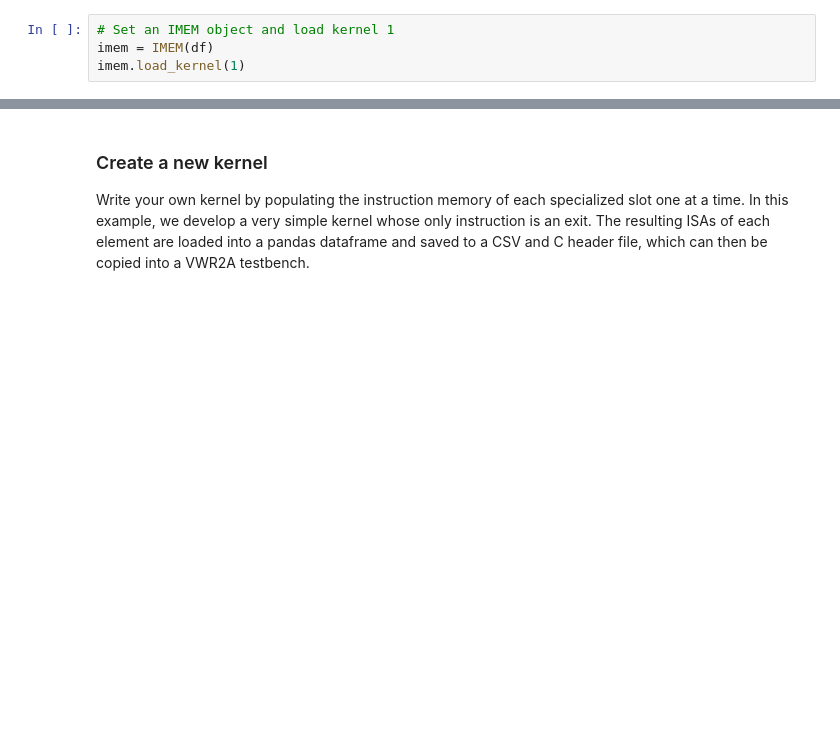
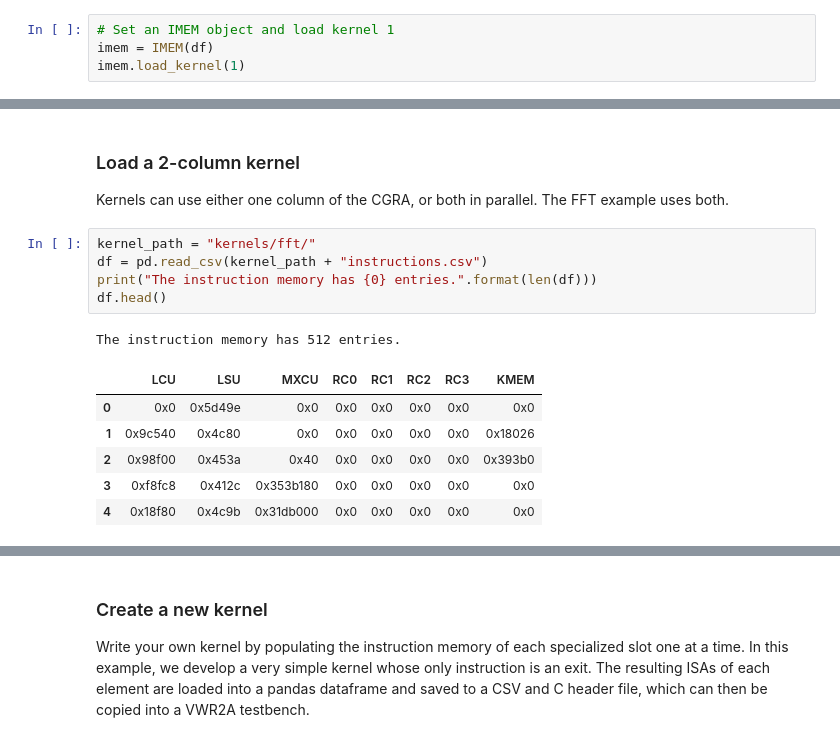
Before and after one commit to yuxwang99/ESL-VWR2A-simulator, a Jupyter notebook: develop-new-kernel-vwr2a.ipynb, the cells around one changed output, grey strips where cells are left out. Saved outputs shown, nothing was run; the diff lists cells and outputs as text; blank space fills up the shorter version.

Commit message:
adding support for 2-column kernels and FFT example in notebook

```diff
--- a/develop-new-kernel-vwr2a.ipynb
+++ b/develop-new-kernel-vwr2a.ipynb
@@ -241,3 +245,19 @@ Not writing to VWRs
 Reading from SRF index 0
 Performing ALU operation NOP between operands R0 and R0
 No MXCU registers are being written
+# %% [markdown]
+### Load a 2-column kernel
+Kernels can use either one column of the CGRA, or both in parallel. The FFT example uses both.
+# %%
+kernel_path = "kernels/fft/"
+df = pd.read_csv(kernel_path + "instructions.csv")
+print("The instruction memory has {0} entries.".format(len(df)))
+df.head()
+# %% [output]
+The instruction memory has 512 entries.
+|  | LCU | LSU | MXCU | RC0 | RC1 | RC2 | RC3 | KMEM |
+| 0 | 0x0 | 0x5d49e | 0x0 | 0x0 | 0x0 | 0x0 | 0x0 | 0x0 |
+| 1 | 0x9c540 | 0x4c80 | 0x0 | 0x0 | 0x0 | 0x0 | 0x0 | 0x18026 |
+| 2 | 0x98f00 | 0x453a | 0x40 | 0x0 | 0x0 | 0x0 | 0x0 | 0x393b0 |
+| 3 | 0xf8fc8 | 0x412c | 0x353b180 | 0x0 | 0x0 | 0x0 | 0x0 | 0x0 |
+| 4 | 0x18f80 | 0x4c9b | 0x31db000 | 0x0 | 0x0 | 0x0 | 0x0 | 0x0 |
```
Also changed, not shown: parts of 15 cells of this notebook, 4 other files.
